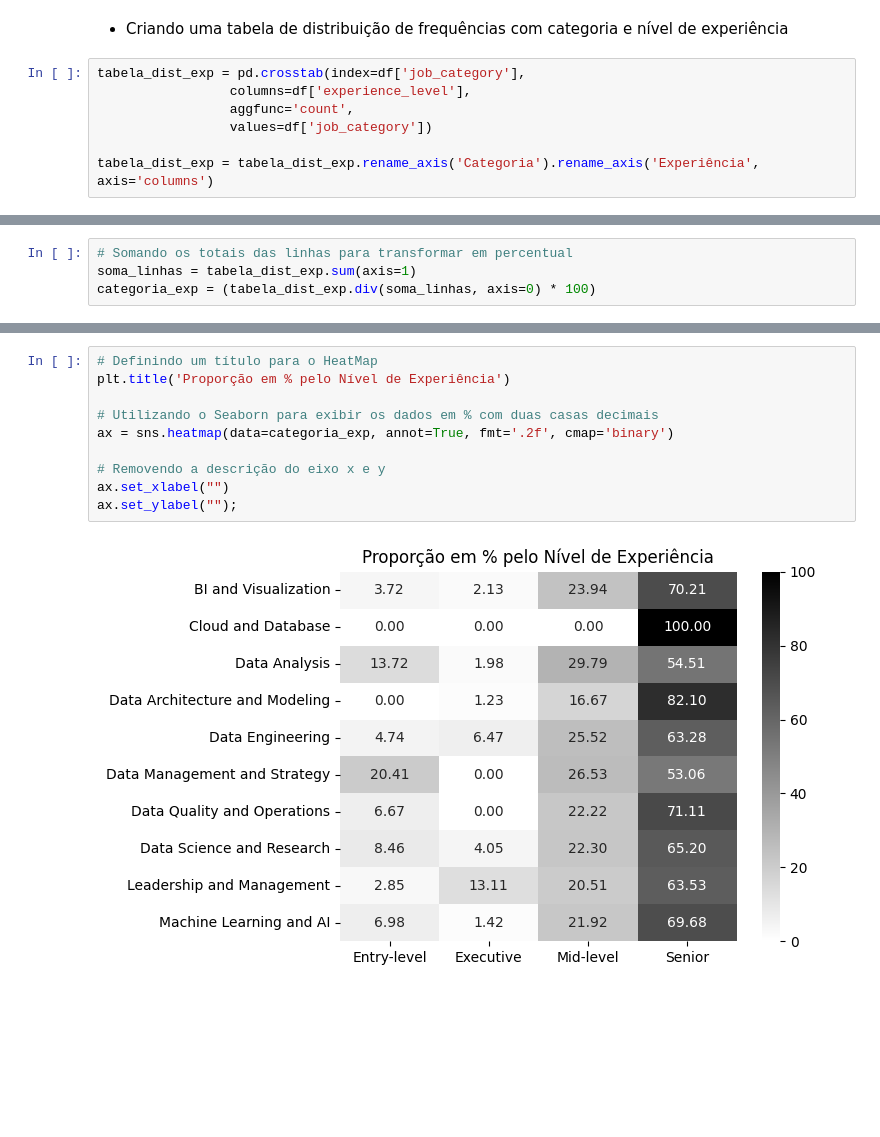
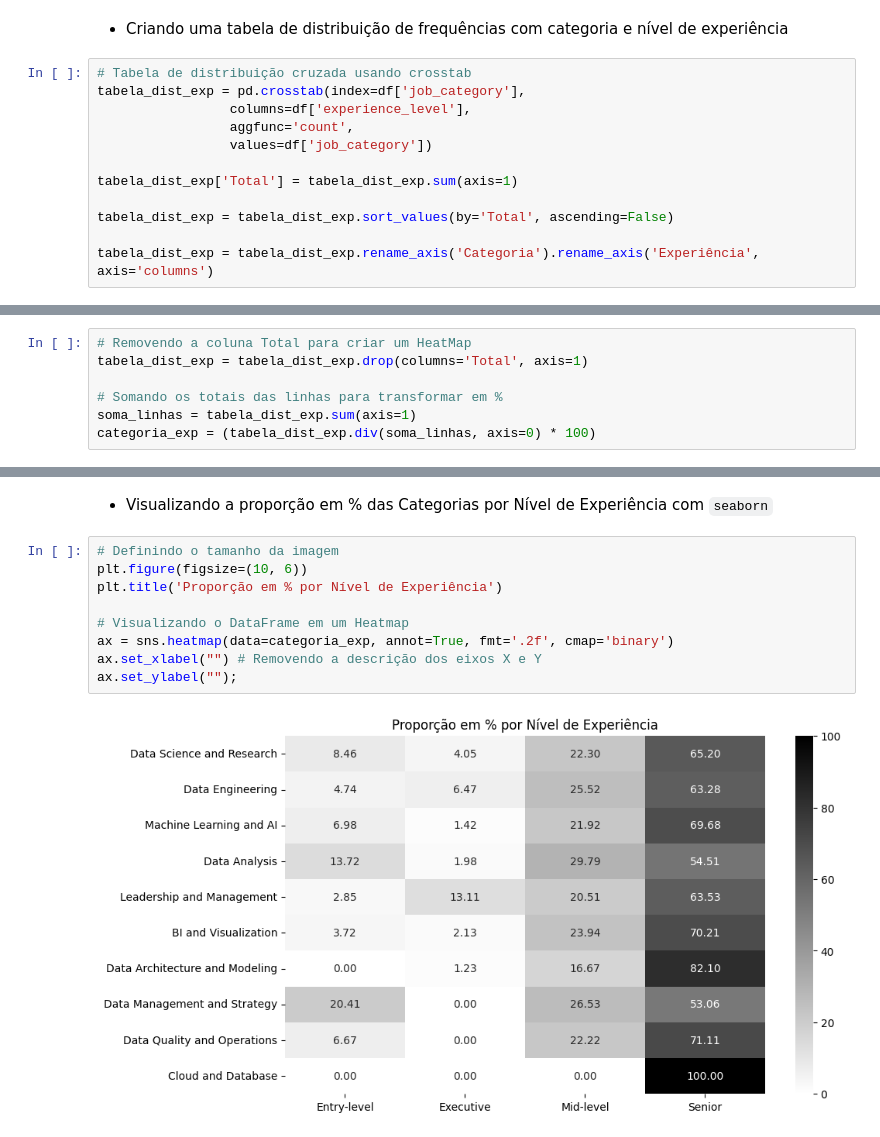
Before and after one commit to ryanrodr/eda-jobs-in-data, a Jupyter notebook: notebooks/analise_exploratoria.ipynb, the cells around one changed output, grey strips where cells are left out. Saved outputs shown, nothing was run; the diff lists cells and outputs as text; blank space fills up the shorter version.

Commit message:
Finalizando heatmap e mudando estrutura do projeto

```diff
--- a/notebooks/analise_exploratoria.ipynb
+++ b/notebooks/analise_exploratoria.ipynb
@@ -225,11 +244,16 @@ plt.tight_layout() # Ajustando o tamanho
 # %% [markdown]
 - Criando uma tabela de distribuição de frequências com categoria e nível de experiência
 # %%
+# Tabela de distribuição cruzada usando crosstab
 tabela_dist_exp = pd.crosstab(index=df['job_category'],
                  columns=df['experience_level'],
                  aggfunc='count',
                  values=df['job_category'])
 
+tabela_dist_exp['Total'] = tabela_dist_exp.sum(axis=1)
+
+tabela_dist_exp = tabela_dist_exp.sort_values(by='Total', ascending=False)
+
 tabela_dist_exp = tabela_dist_exp.rename_axis('Categoria').rename_axis('Experiência', axis='columns')
 # %%
 # Visualizando a tabela em um HeatMap
@@ -250,4 +274,7 @@ tabela_dist_exp.style.background_gradient(cmap='binary')
 # %%
-# Somando os totais das linhas para transformar em percentual
+# Removendo a coluna Total para criar um HeatMap
+tabela_dist_exp = tabela_dist_exp.drop(columns='Total', axis=1)
+
+# Somando os totais das linhas para transformar em %
 soma_linhas = tabela_dist_exp.sum(axis=1)
 categoria_exp = (tabela_dist_exp.div(soma_linhas, axis=0) * 100)
@@ -272,12 +299,13 @@ categoria_exp.style.background_gradient(cmap='binary')
+# %% [markdown]
+- Visualizando a proporção em % das Categorias por Nível de Experiência com `seaborn`
 # %%
-# Definindo um título para o HeatMap
-plt.title('Proporção em % pelo Nível de Experiência')
+# Definindo o tamanho da imagem
+plt.figure(figsize=(10, 6))
+plt.title('Proporção em % por Nível de Experiência')
 
-# Utilizando o Seaborn para exibir os dados em % com duas casas decimais
+# Visualizando o DataFrame em um Heatmap
 ax = sns.heatmap(data=categoria_exp, annot=True, fmt='.2f', cmap='binary')
-
-# Removendo a descrição do eixo x e y
-ax.set_xlabel("")
+ax.set_xlabel("") # Removendo a descrição dos eixos X e Y
 ax.set_ylabel("");
 # %% [output]
-[figure, old version]
+[figure, new version]
```
Also changed, not shown: parts of 24 cells of this notebook.
